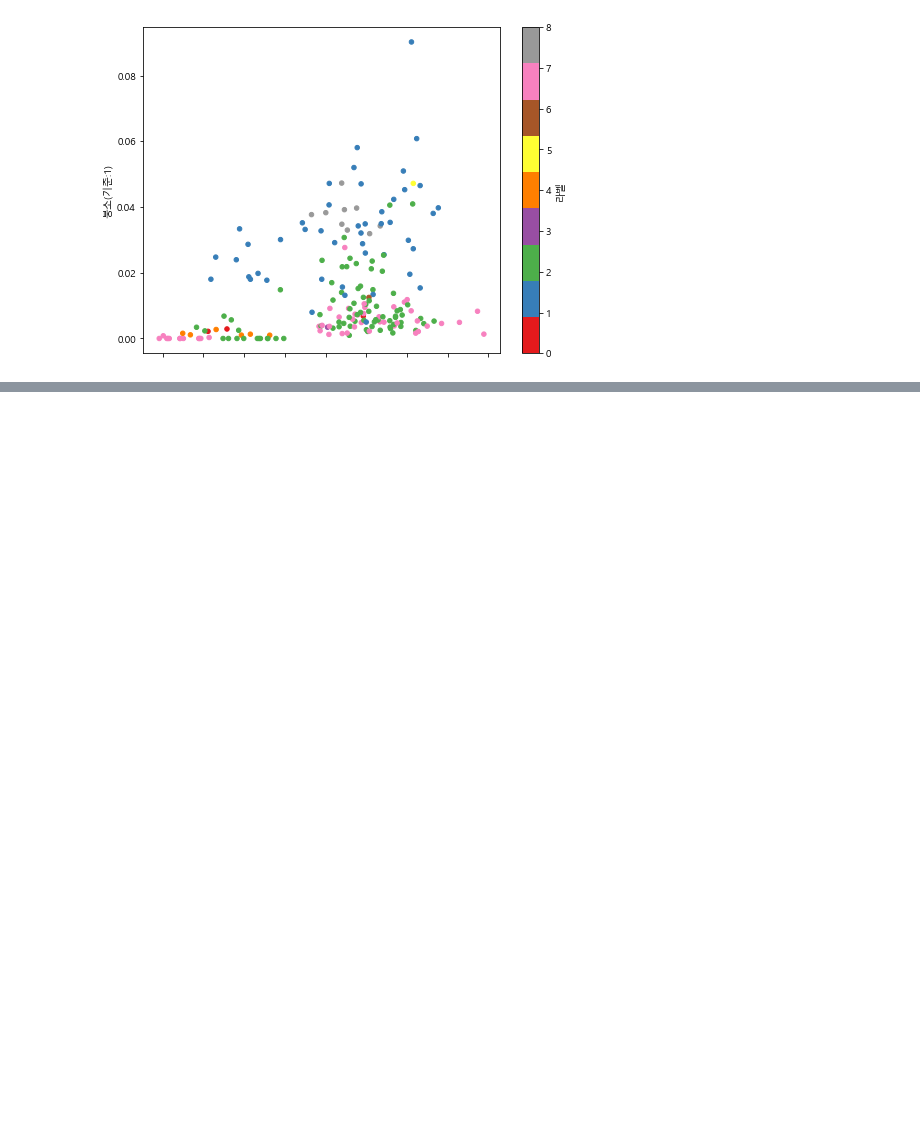
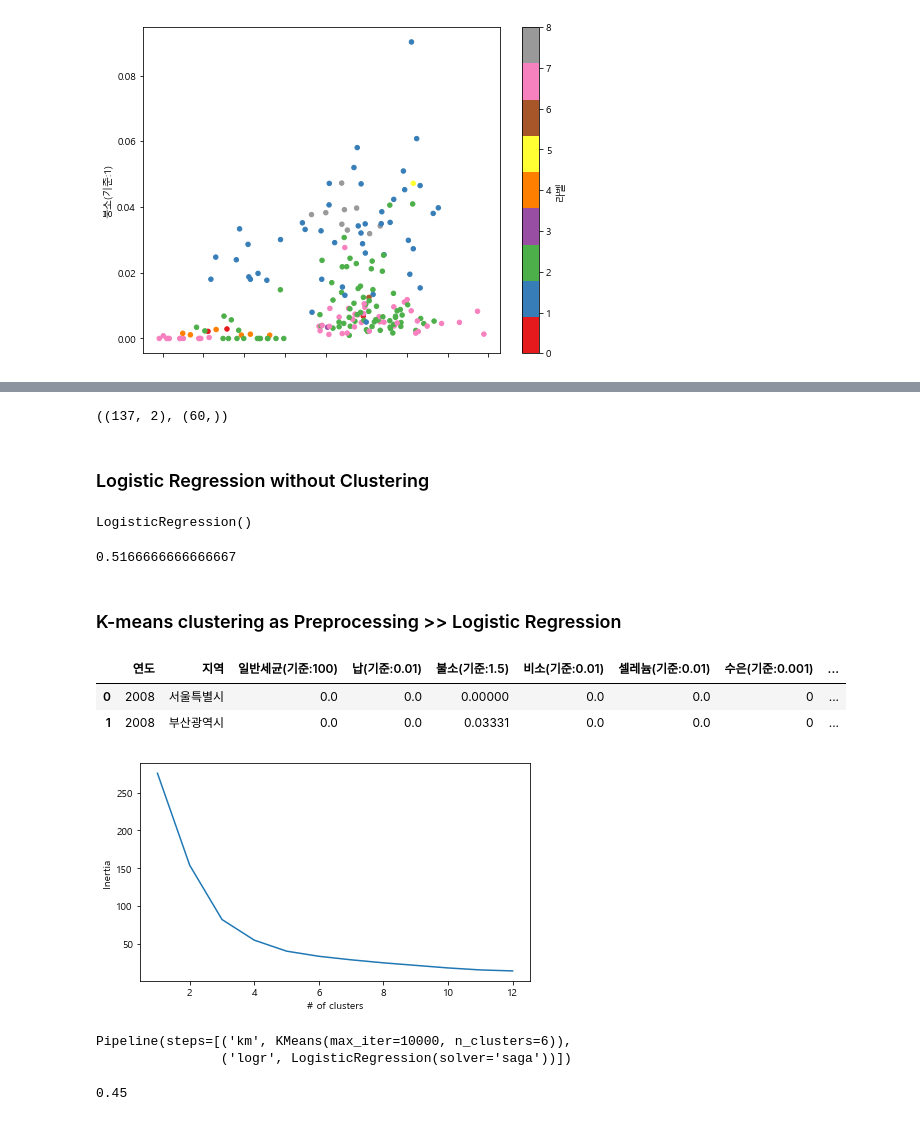
Before and after one commit to BreadFeet/K-water_project, a Jupyter notebook: myanalysis/03_Data_Analysis.ipynb, the cells around one changed output, grey strips where cells are left out. Cells and saved outputs as stored; diff of their text form; code cells hidden in the pictures; blank space fills up the shorter version.

Commit message:
Kmeans clustering analysis finished

```diff
--- a/myanalysis/03_Data_Analysis.ipynb
+++ b/myanalysis/03_Data_Analysis.ipynb
@@ -1126,0 +1219,21 @@ Index(['일반세균(기준:100)', '납(기준:0.01)', '불소(기준:1.5)', '
+# %%
+# Combination 1 - score 0.6 -> 0.63
+# x = df[['질산성질소(기준:10)', '망간(기준:0.05)', '황산이온(기준:200)', '알루미늄(기준:0.2)', '총트리할로메탄(기준:0.1)',
+#         '디브로모아세토니트릴(기준:0.1)', '브로모디클로로메탄(기준:0.03)', '디브로모클로로메탄(기준:0.1)']]
+# y = df['스트레스인지정도']
+
+# Combination 2 - score 0.53 -> 0.56
+# x = df[['알루미늄(기준:0.2)', '디브로모아세토니트릴(기준:0.1)', '디브로모클로로메탄(기준:0.1)']]
+# y = df['스트레스인지정도']
+
+# Combination 3 - score 0.52 -> 0.53
+# x = df[['알루미늄(기준:0.2)', '브로모디클로로메탄(기준:0.03)', '디브로모클로로메탄(기준:0.1)']]
+# y = df['우울감경험정도']
+
+# Combination 4 -
+x = df[['알루미늄(기준:0.2)', '디브로모클로로메탄(기준:0.1)']]
+y = df['우울감경험정도']
+# %%
+# Standardisation
+scaler = StandardScaler()
+x_trans = scaler.fit_transform(x)
@@ -1126,0 +1244,43 @@ Index(['일반세균(기준:100)', '납(기준:0.01)', '불소(기준:1.5)', '
+# %%
+# Train & Test
+x_train, x_test, y_train, y_test = train_test_split(x_trans, y, test_size=0.3, random_state=5)
+x_train.shape, y_test.shape
+# %% [output]
+((137, 2), (60,))
+# %% [markdown]
+### Logistic Regression without Clustering
+# %%
+logr = LogisticRegression()
+logr.fit(x_train, y_train)
+# %% [output]
+LogisticRegression()
+# %%
+logr.score(x_test, y_test)
+# %% [output]
+0.5166666666666667
+# %% [markdown]
+### K-means clustering as Preprocessing >> Logistic Regression
+# %%
+df.head(2)
+# %% [output]
+|  | 연도 | 지역 | 일반세균(기준:100) | 납(기준:0.01) | 불소(기준:1.5) | 비소(기준:0.01) | 셀레늄(기준:0.01) | 수은(기준:0.001) | ... |
+| 0 | 2008 | 서울특별시 | 0.0 | 0.0 | 0.00000 | 0.0 | 0.0 | 0 | ... |
+| 1 | 2008 | 부산광역시 | 0.0 | 0.0 | 0.03331 | 0.0 | 0.0 | 0 | ... |
+# %%
+Y_list = []
+
+for i in range(1, 13):
+    km = KMeans(n_clusters=i, n_init=10, max_iter=300)
+    Y = km.fit(x_train).inertia_          # 그래프의 Y값
+    Y_list.append(Y)
+
+# Inertia Chart - it changes every run
+plt.figure(figsize=(7, 4))
+pd.Series(Y_list, index=range(1, 13)).plot(kind="line")
+
+plt.xlabel('# of clusters')
+plt.ylabel('Inertia')
+plt.annotate('Elbow', xy=(6, 400), xytext=(10, 700), arrowprops=dict(arrowstyle='->', color='maroon', lw=3), fontsize=12)
+plt.show()
+# %% [output]
+[figure, added]
@@ -1126,0 +1289,9 @@ Index(['일반세균(기준:100)', '납(기준:0.01)', '불소(기준:1.5)', '
+# %%
+ppl.fit(x_train, y_train)
+# %% [output]
+Pipeline(steps=[('km', KMeans(max_iter=10000, n_clusters=6)),
+                ('logr', LogisticRegression(solver='saga'))])
+# %%
+ppl.score(x_test, y_test)
+# %% [output]
+0.45
```
Also changed, not shown: parts of 31 cells of this notebook, 4 other files.
